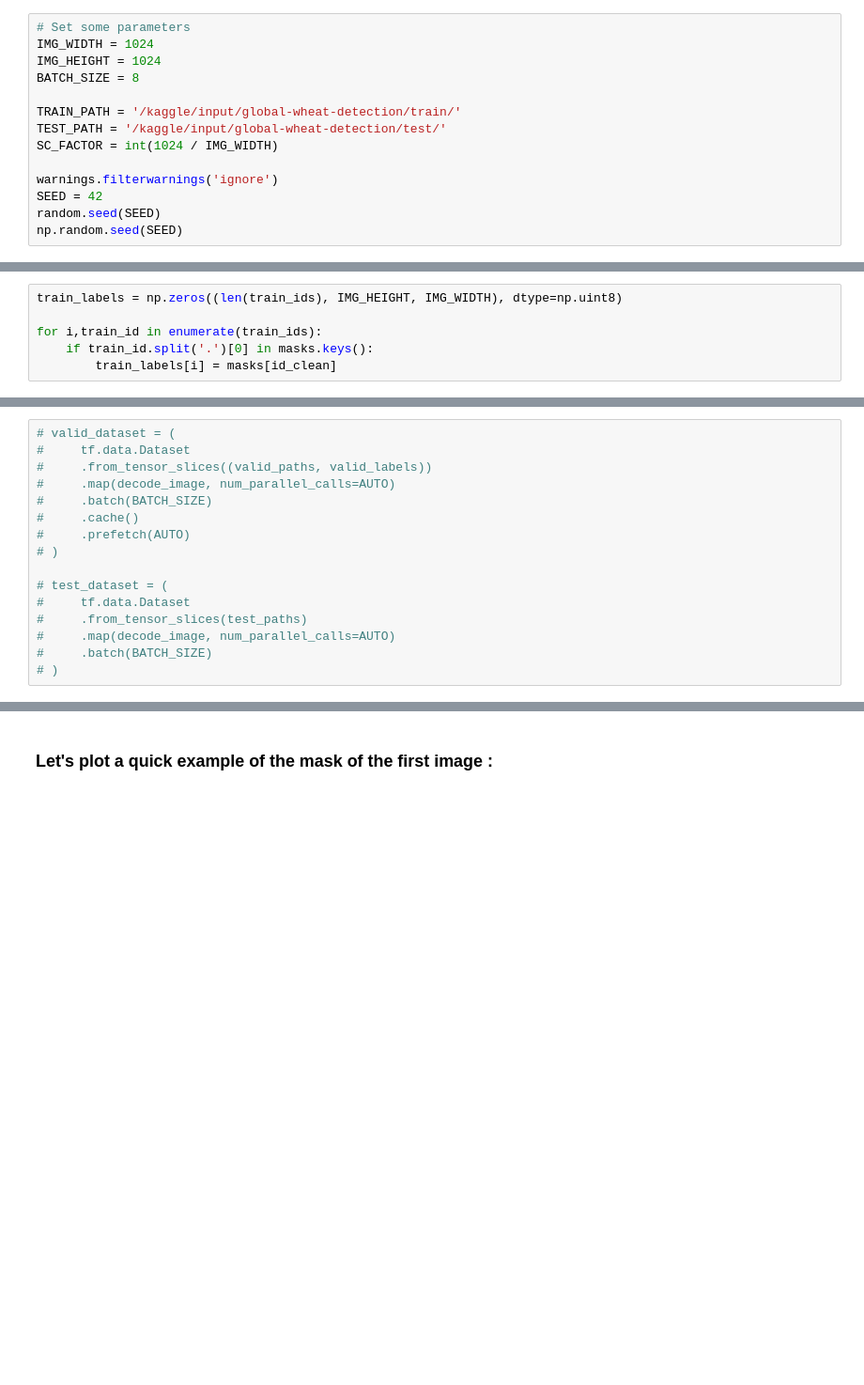
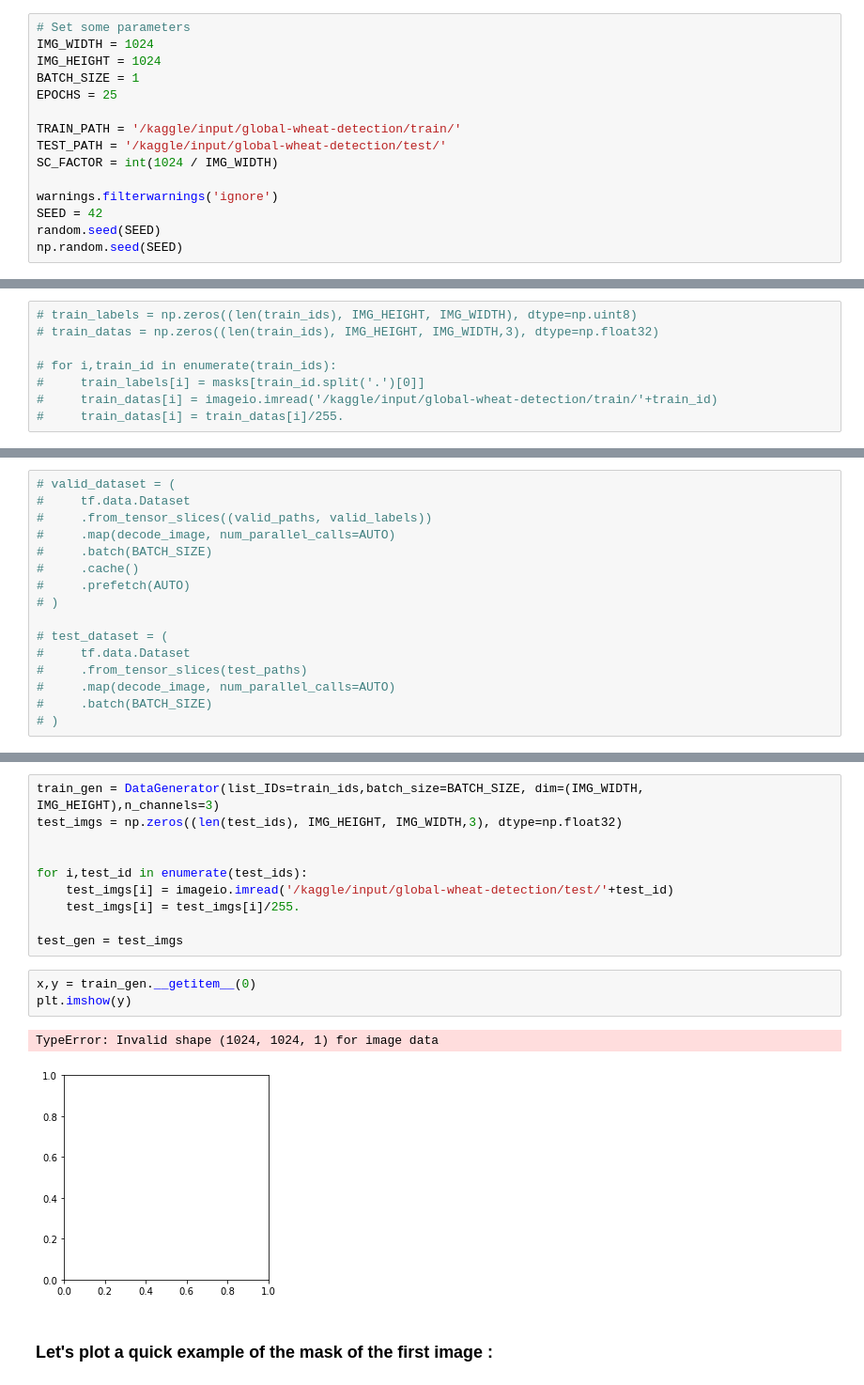
Before and after one commit to jiayangshi/Global-Wheat-Detection, a Jupyter notebook: GWD – Keras Unet Starter - Improved.ipynb, the cells around one changed output, grey strips where cells are left out. Shown at 94% size. Cells and saved outputs as stored; diff of their text form; blank space fills up the shorter version.

Commit message:
Self defined Generator
To Do: make a valid generator

```diff
--- a/GWD – Keras Unet Starter - Improved.ipynb
+++ b/GWD – Keras Unet Starter - Improved.ipynb
@@ -62,7 +64,8 @@ Credits: https://www.kaggle.com/mgornergoogle/getting-started-with-100-flowers-o
 # Set some parameters
 IMG_WIDTH = 1024
 IMG_HEIGHT = 1024
-BATCH_SIZE = 8
+BATCH_SIZE = 1
+EPOCHS = 25
 
 TRAIN_PATH = '/kaggle/input/global-wheat-detection/train/'
 TEST_PATH = '/kaggle/input/global-wheat-detection/test/'
@@ -164,7 +190,9 @@ len(masks)
 # %%
-train_labels = np.zeros((len(train_ids), IMG_HEIGHT, IMG_WIDTH), dtype=np.uint8)
+# train_labels = np.zeros((len(train_ids), IMG_HEIGHT, IMG_WIDTH), dtype=np.uint8)
+# train_datas = np.zeros((len(train_ids), IMG_HEIGHT, IMG_WIDTH,3), dtype=np.float32)
 
-for i,train_id in enumerate(train_ids):
-    if train_id.split('.')[0] in masks.keys():
-        train_labels[i] = masks[id_clean]
+# for i,train_id in enumerate(train_ids):
+#     train_labels[i] = masks[train_id.split('.')[0]]
+#     train_datas[i] = imageio.imread('/kaggle/input/global-wheat-detection/train/'+train_id)
+#     train_datas[i] = train_datas[i]/255.
 # %%
@@ -245,3 +305,19 @@ ValueError: in converted code:
+# %%
+train_gen = DataGenerator(list_IDs=train_ids,batch_size=BATCH_SIZE, dim=(IMG_WIDTH, IMG_HEIGHT),n_channels=3)
+test_imgs = np.zeros((len(test_ids), IMG_HEIGHT, IMG_WIDTH,3), dtype=np.float32)
+
+
+for i,test_id in enumerate(test_ids):
+    test_imgs[i] = imageio.imread('/kaggle/input/global-wheat-detection/test/'+test_id)
+    test_imgs[i] = test_imgs[i]/255.
+
+test_gen = test_imgs
+# %%
+x,y = train_gen.__getitem__(0)
+plt.imshow(y)
+# %% [output]
+TypeError: Invalid shape (1024, 1024, 1) for image data
+[figure, added]
 # %% [markdown]
 ### Let's plot a quick example of the mask of the first image :
 # %%
```
Also changed, not shown: parts of 16 cells of this notebook.
